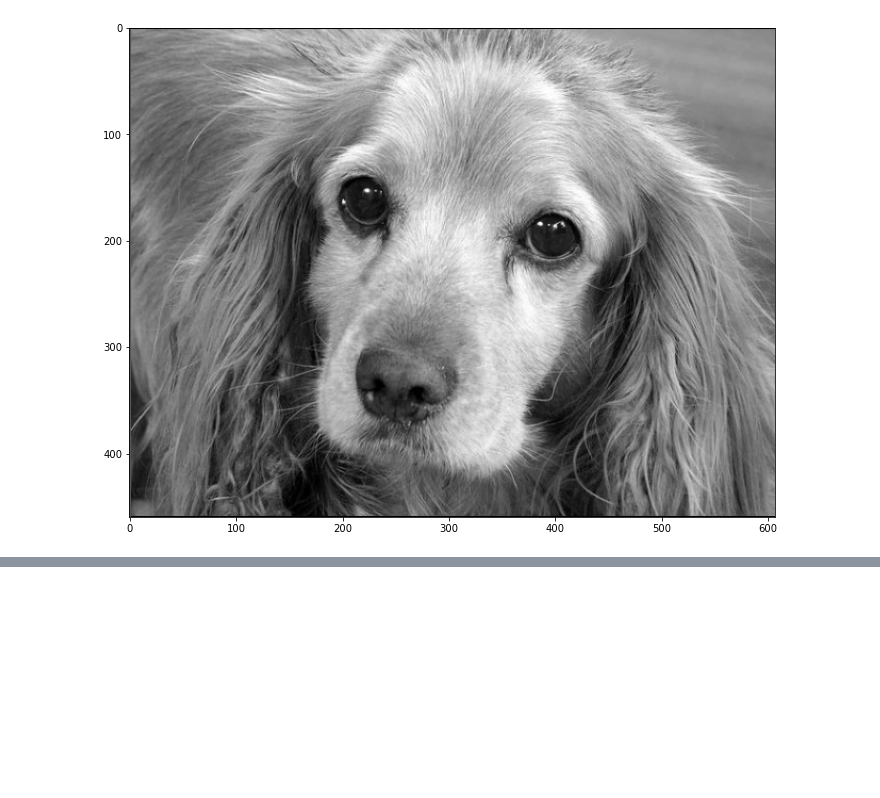
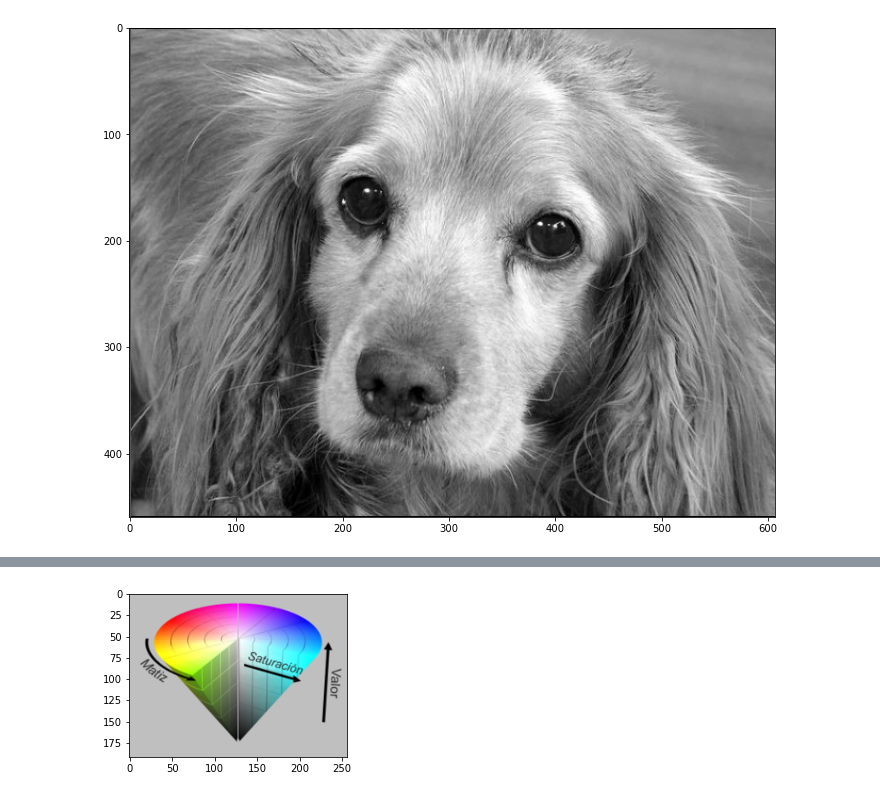
Before and after one commit to josedalvik/datascience_textmining_imagerecognition_hojatrabajo1, a Jupyter notebook: HojaTrabajo1.ipynb, the cells around one changed output, grey strips where cells are left out. Drawn from its saved outputs; the diff is of its cells as text; code cells hidden in the pictures; blank space fills up the shorter version.

```diff
--- a/HojaTrabajo1.ipynb
+++ b/HojaTrabajo1.ipynb
@@ -328,0 +338,8 @@ plt.show()
+# %%
+img = cv2.imread("hsv.png")
+img = cv2.cvtColor(img, cv2.COLOR_BGR2RGB)
+plt.rcParams["figure.figsize"] = (4, 3)
+plt.imshow(img)
+plt.show()
+# %% [output]
+[figure, added]
```
Also changed, not shown: parts of 2 cells of this notebook, 1 other file.
